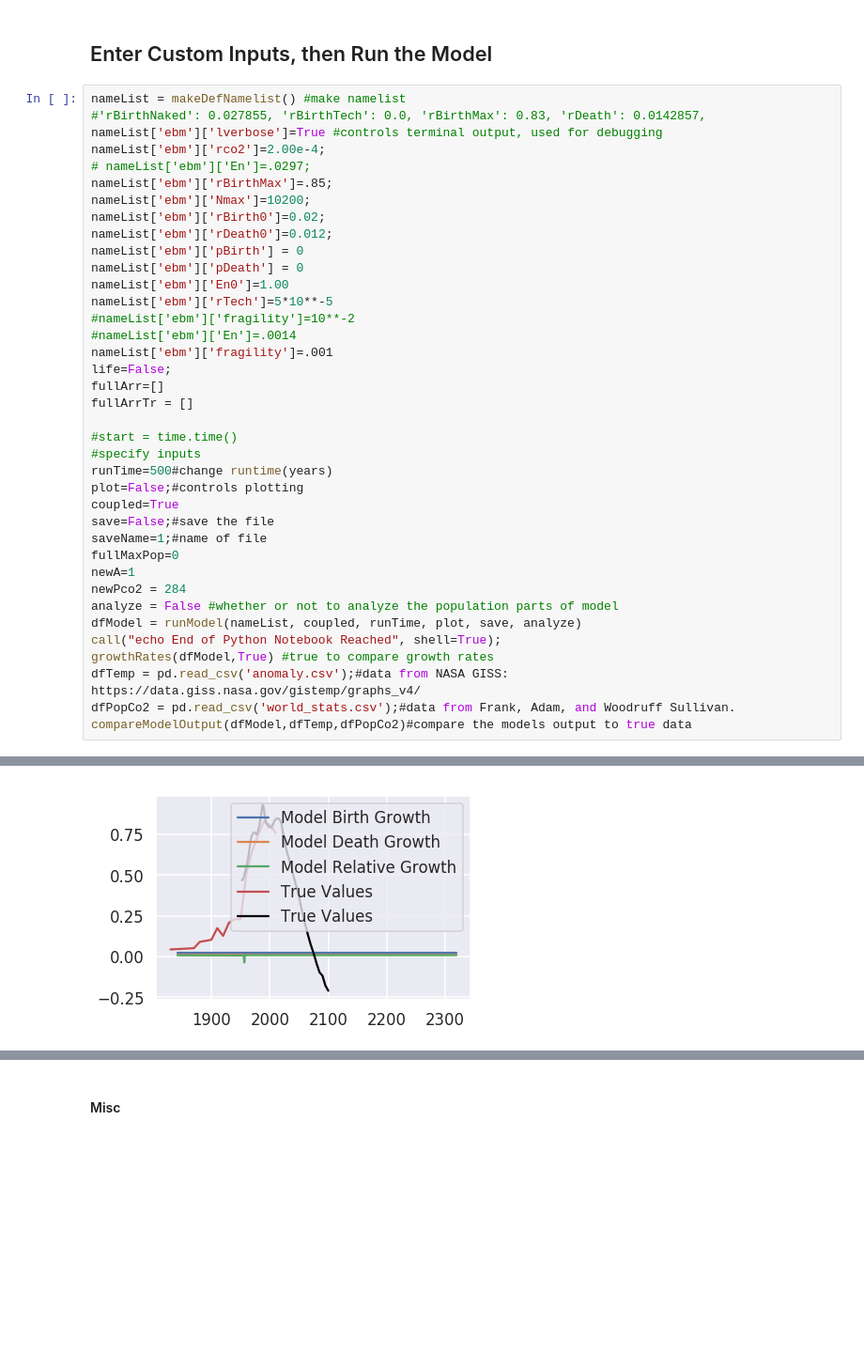
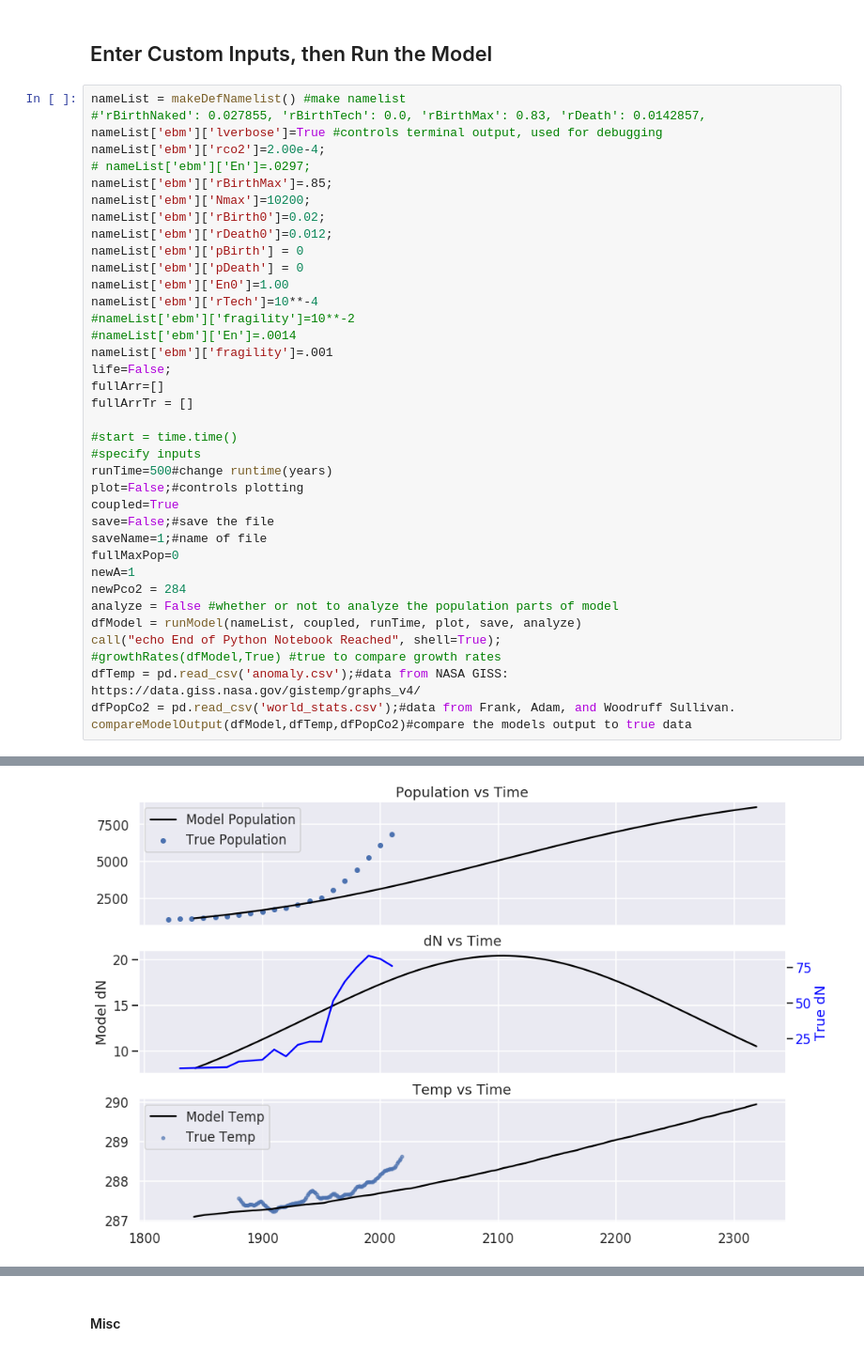
Before and after one commit to ethansav3/coupled_ebm, a Jupyter notebook: model/ebmFinal.ipynb, the cells around one changed output, grey strips where cells are left out. Shown: that part at 94% size. Cells and saved outputs as stored; diff of their text form; blank space fills up the shorter version.

```diff
--- a/model/ebmFinal.ipynb
+++ b/model/ebmFinal.ipynb
@@ -135,7 +135,7 @@ nameList['ebm']['rDeath0']=0.012;
 nameList['ebm']['pBirth'] = 0
 nameList['ebm']['pDeath'] = 0
 nameList['ebm']['En0']=1.00
-nameList['ebm']['rTech']=5*10**-5
+nameList['ebm']['rTech']=10**-4
 #nameList['ebm']['fragility']=10**-2
 #nameList['ebm']['En']=.0014
 nameList['ebm']['fragility']=.001
@@ -156,7 +156,7 @@ newPco2 = 284
 analyze = False #whether or not to analyze the population parts of model
 dfModel = runModel(nameList, coupled, runTime, plot, save, analyze)
 call("echo End of Python Notebook Reached", shell=True);
-growthRates(dfModel,True) #true to compare growth rates
+#growthRates(dfModel,True) #true to compare growth rates
 dfTemp = pd.read_csv('anomaly.csv');#data from NASA GISS: https://data.giss.nasa.gov/gistemp/graphs_v4/
 dfPopCo2 = pd.read_csv('world_stats.csv');#data from Frank, Adam, and Woodruff Sullivan.
 compareModelOutput(dfModel,dfTemp,dfPopCo2)#compare the models output to true data
@@ -177 +169 @@ Real Max Growth Rate: 0.929
-[figure, old version]
+[figure, new version]
```
Also changed, not shown: parts of 1 cell of this notebook, 2 other files.
